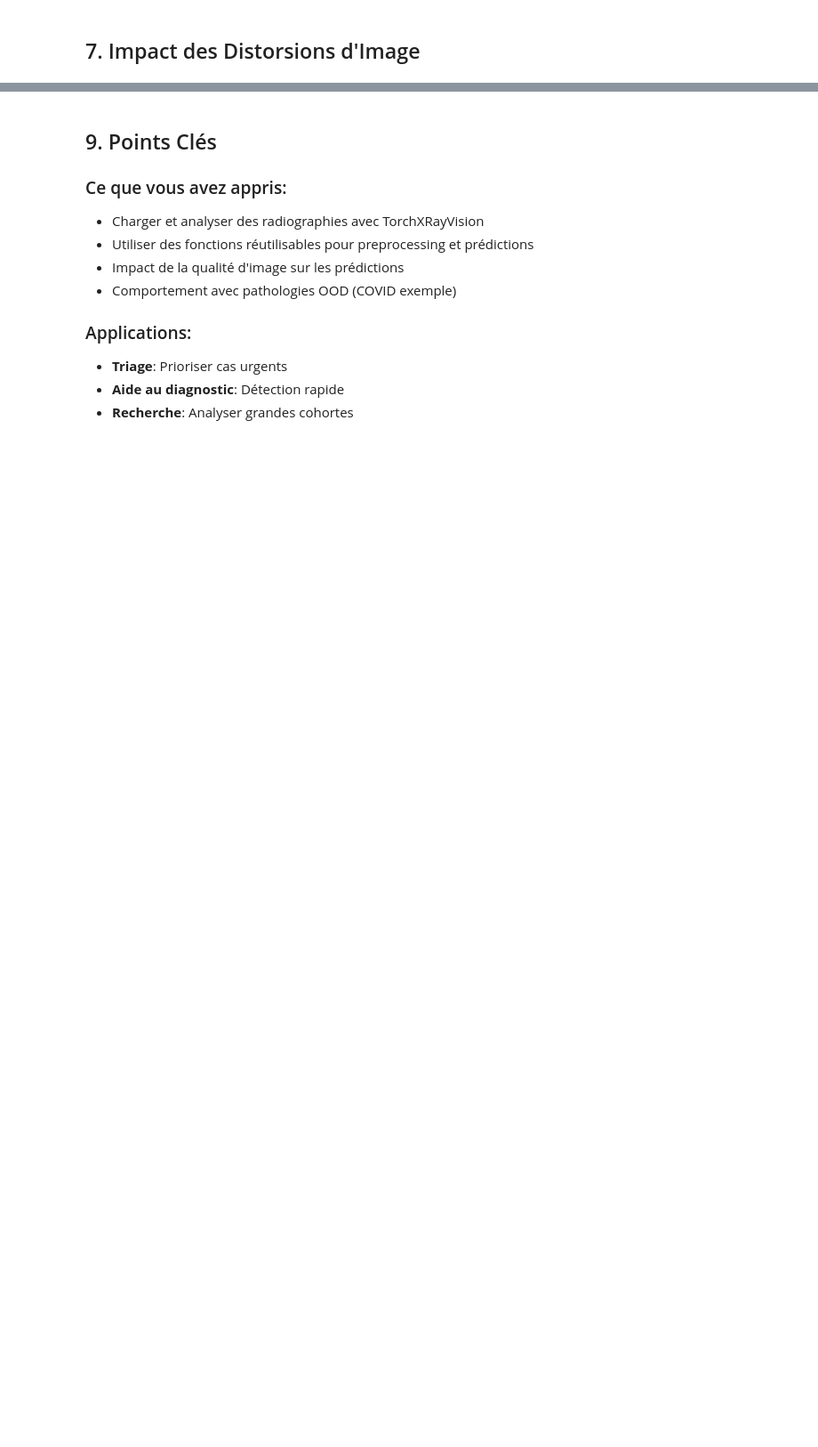
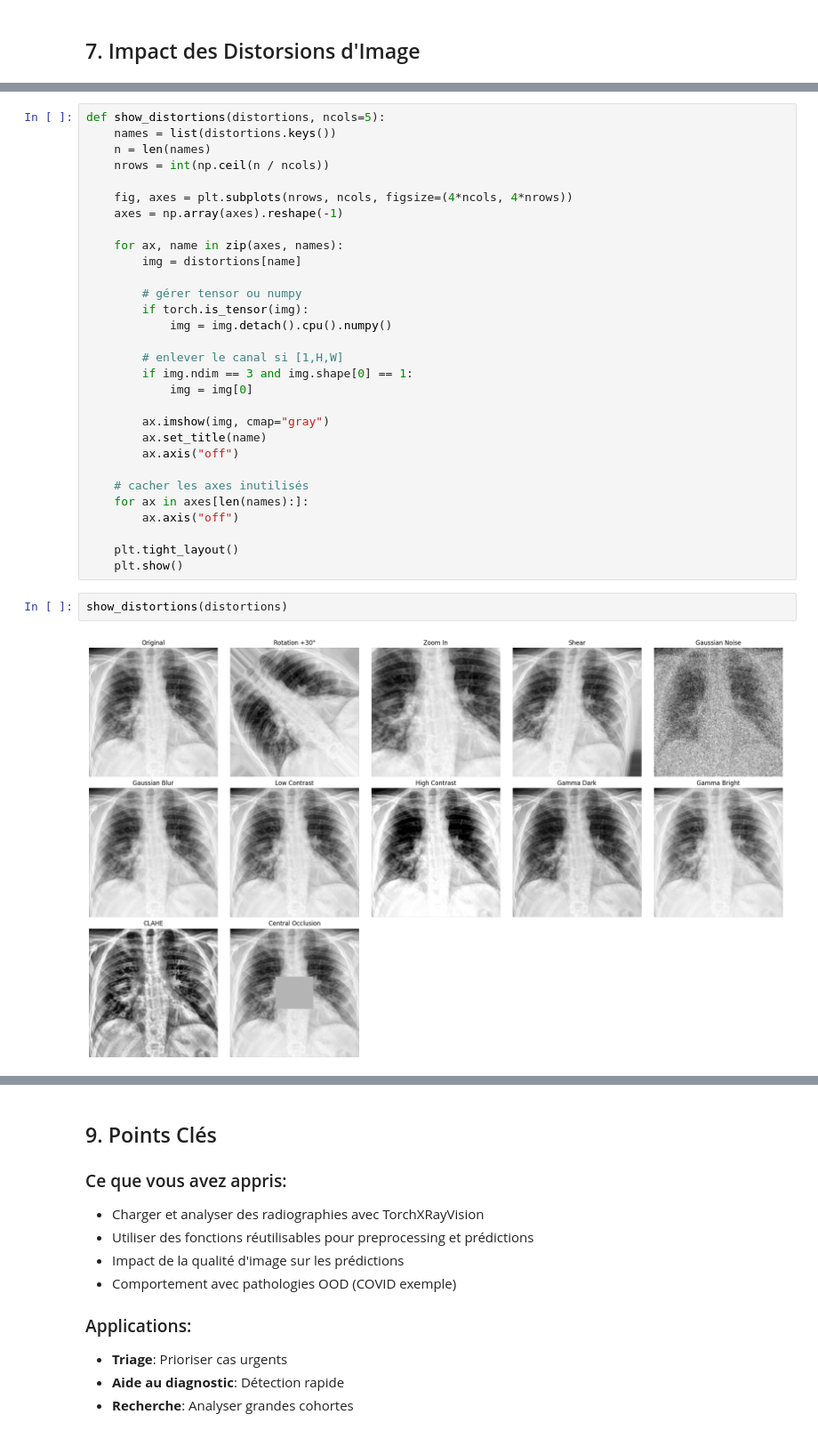
Before and after one commit to maclandrol/cours-ia-med, a Jupyter notebook: 05_Analyse_Radiographies_Thoraciques.ipynb, the cells around one changed output, grey strips where cells are left out. Shown at 89% size. Cells and saved outputs as stored; diff of their text form; blank space fills up the shorter version.

```diff
--- a/05_Analyse_Radiographies_Thoraciques.ipynb
+++ b/05_Analyse_Radiographies_Thoraciques.ipynb
@@ -353,0 +325,34 @@ print("\n" + "="*70)
+# %%
+def show_distortions(distortions, ncols=5):
+    names = list(distortions.keys())
+    n = len(names)
+    nrows = int(np.ceil(n / ncols))
+
+    fig, axes = plt.subplots(nrows, ncols, figsize=(4*ncols, 4*nrows))
+    axes = np.array(axes).reshape(-1)
+
+    for ax, name in zip(axes, names):
+        img = distortions[name]
+
+        # gérer tensor ou numpy
+        if torch.is_tensor(img):
+            img = img.detach().cpu().numpy()
+
+        # enlever le canal si [1,H,W]
+        if img.ndim == 3 and img.shape[0] == 1:
+            img = img[0]
+
+        ax.imshow(img, cmap="gray")
+        ax.set_title(name)
+        ax.axis("off")
+
+    # cacher les axes inutilisés
+    for ax in axes[len(names):]:
+        ax.axis("off")
+
+    plt.tight_layout()
+    plt.show()
+# %%
+show_distortions(distortions)
+# %% [output]
+[figure, added]
```
Also changed, not shown: parts of 27 cells of this notebook.
